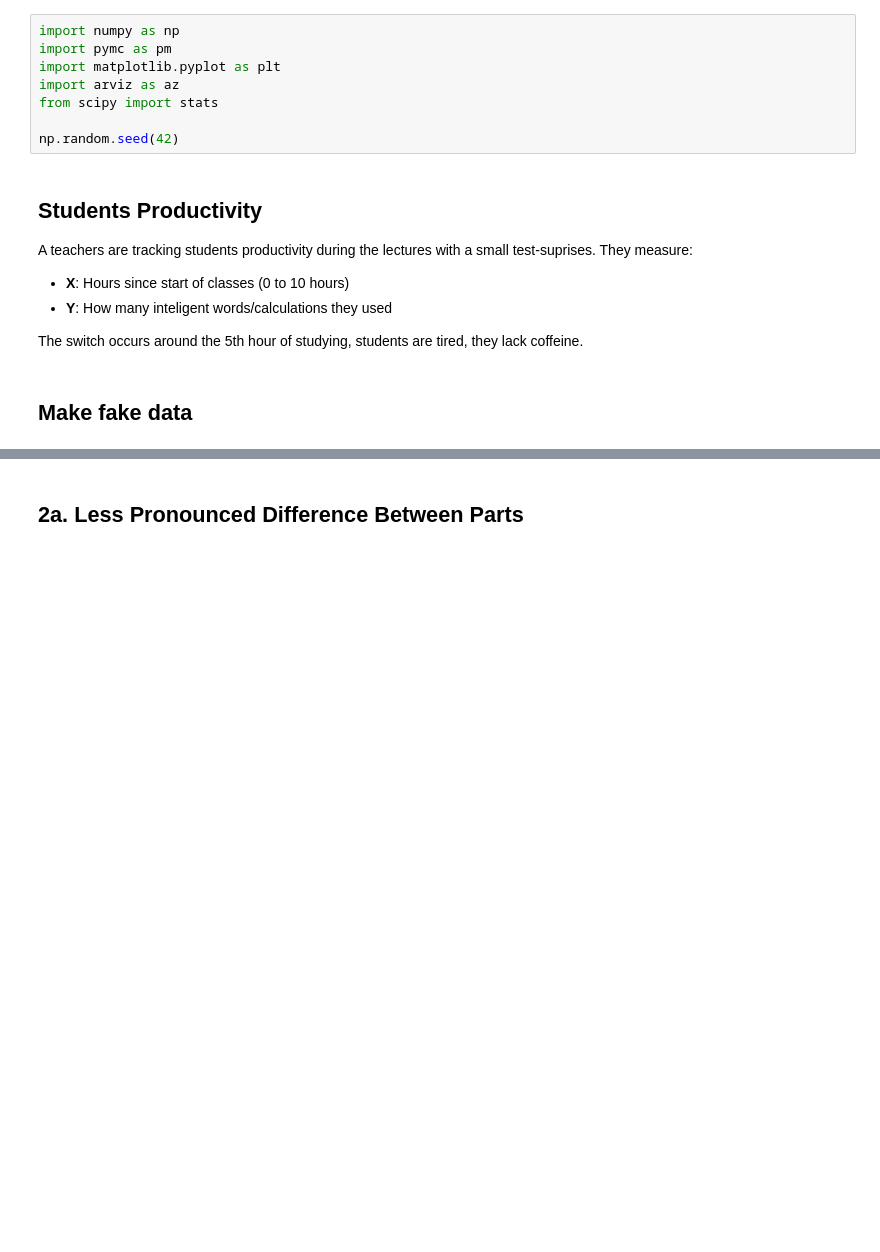
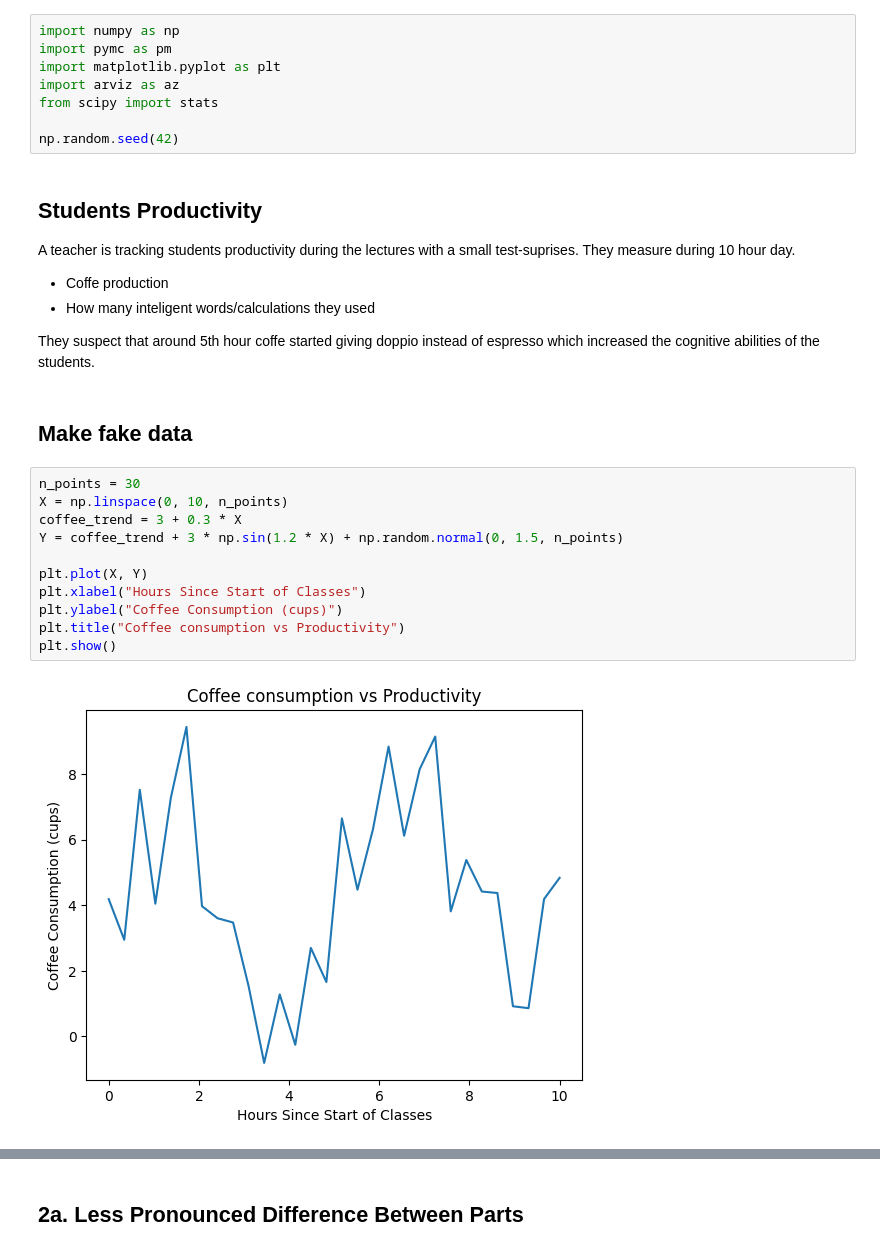
Before and after one commit to adamzsl/master-studies, a Jupyter notebook: sem2/mpad/lab/lab10.ipynb, the cells around one changed output, grey strips where cells are left out. Drawn from its saved outputs; the diff is of its cells as text; blank space fills up the shorter version.

```diff
--- a/sem2/mpad/lab/lab10.ipynb
+++ b/sem2/mpad/lab/lab10.ipynb
@@ -21,11 +21,24 @@ np.random.seed(42)
 # %% [markdown]
 ## Students Productivity
 
-A teachers are tracking students productivity during the lectures with a small test-suprises. They measure:
-- **X**: Hours since start of classes (0 to 10 hours)
-- **Y**: How many inteligent words/calculations they used
+A teacher is tracking students productivity during the lectures with a small test-suprises. They measure during 10 hour day.
+- Coffe production
+- How many inteligent words/calculations they used
 
-The switch occurs around the 5th hour of studying, students are tired, they lack coffeine.
+They suspect that around 5th hour coffe started giving doppio instead of espresso which increased the cognitive abilities of the students.
 # %% [markdown]
 ## Make fake data
+# %%
+n_points = 30
+X = np.linspace(0, 10, n_points)
+coffee_trend = 3 + 0.3 * X
+Y = coffee_trend + 3 * np.sin(1.2 * X) + np.random.normal(0, 1.5, n_points)
+
+plt.plot(X, Y)
+plt.xlabel("Hours Since Start of Classes")
+plt.ylabel("Coffee Consumption (cups)")
+plt.title("Coffee consumption vs Productivity")
+plt.show()
+# %% [output]
+[figure, added]
 # %%
```
Also changed, not shown: parts of 27 cells of this notebook.
